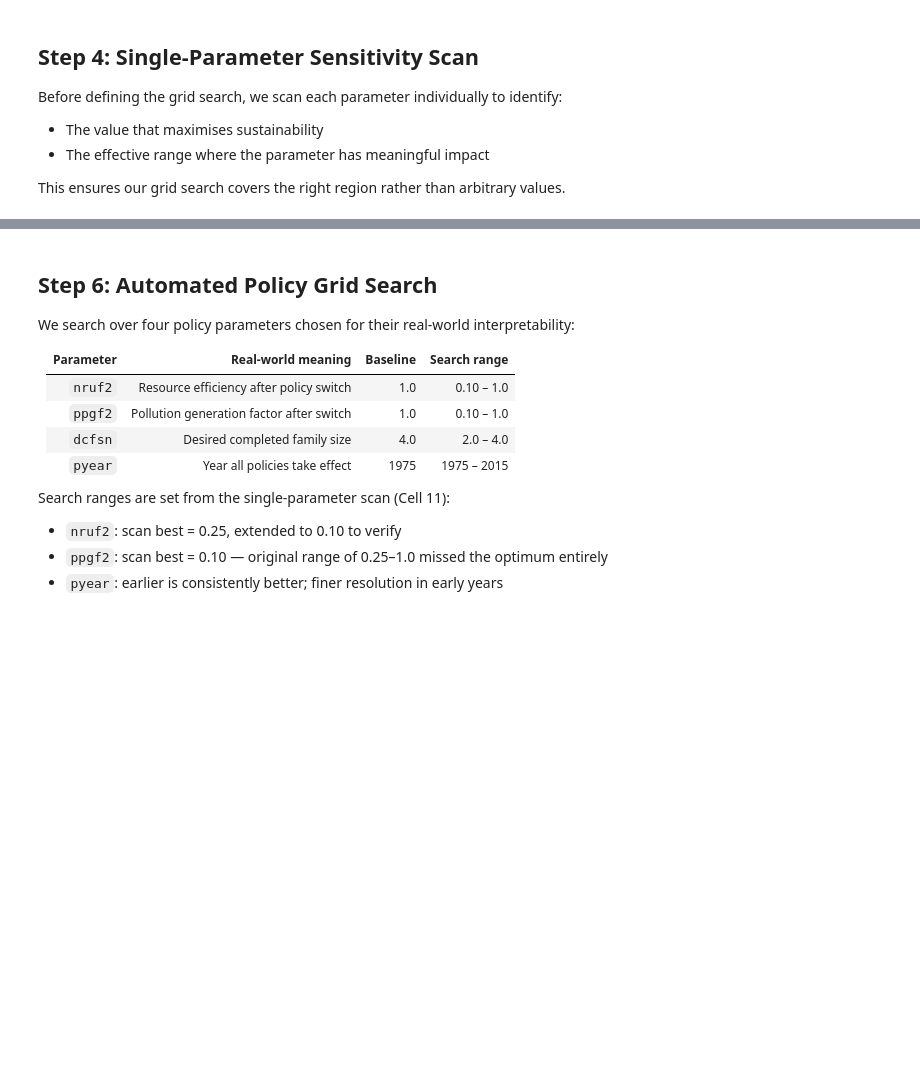
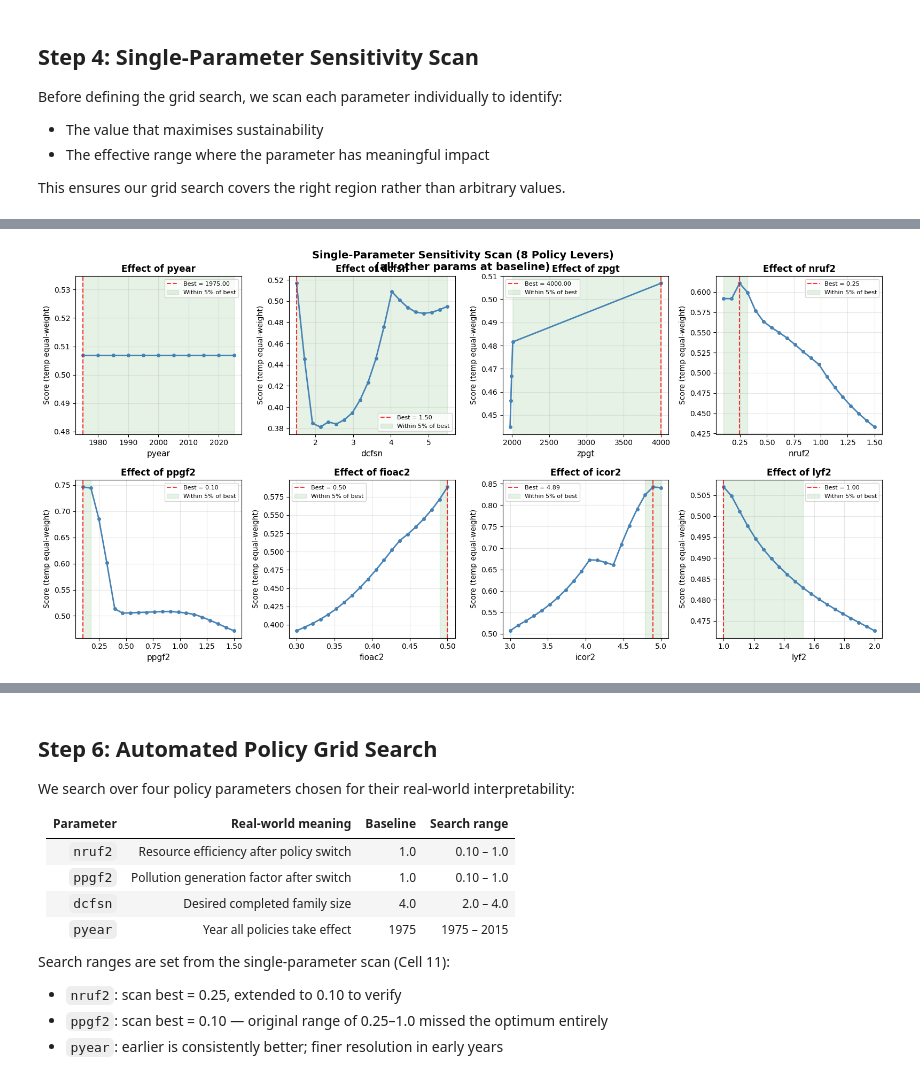
Before and after one commit to XunYang-Lola/CIVIL-534, a Jupyter notebook: part2.ipynb, the cells around one changed output, grey strips where cells are left out. Saved outputs shown, nothing was run; the diff lists cells and outputs as text; code cells hidden in the pictures; blank space fills up the shorter version.

```diff
--- a/part2.ipynb
+++ b/part2.ipynb
@@ -318,0 +219,79 @@ Based on the exploration above, we select four independent indicators:
+# %%
+def temp_score(model):
+    t_ = get_time(model)
+    pop_late = model.pop[t_ >= 2050].mean() / 1e9
+    nr_frac  = model.nr[-1] / model.nr[0]
+    le_late  = model.le[t_ >= 2050].mean()
+    pol_max  = model.ppolx.max()
+    return (np.clip(pop_late/5,0,1) + np.clip(nr_frac/0.3,0,1) +
+            np.clip(le_late/60,0,1) + np.clip(1-(pol_max-1.5)/2,0,1)) / 4
+
+param_ranges = {
+    'pyear': np.arange(1975, 2026, 5).astype(float), # Policy implementation year
+    'dcfsn': np.linspace(1.5, 5.5, 20),              # Desired completed family size
+    'zpgt':  [1975, 1985, 1995, 2010, 4000],         # Zero population growth time (4000=disabled)
+    'nruf2': np.linspace(0.1, 1.5, 20),              # Nonrenewable resource usage factor
+    'ppgf2': np.linspace(0.1, 1.5, 20),              # Persistent pollution generation factor
+    'fioac2': np.linspace(0.3, 0.5, 20),             # Fraction of industrial output allocated to consumption
+    'icor2':  np.linspace(3.0, 5.0, 20),             # Industrial capital output ratio
+    'lyf2':   np.linspace(1.0, 2.0, 20),             # Land yield factor
+}
+
+fig, axes = plt.subplots(2, 4, figsize=(16, 8))
+fig.suptitle('Single-Parameter Sensitivity Scan (8 Policy Levers)\n'
+             '(all other params at baseline)', fontsize=14, fontweight='bold')
+
+scan_results = {}
+for ax, (param, values) in zip(axes.flat, param_ranges.items()):
+    scores = []
+    for v in values:
+        try:
+            if param in ['pyear', 'zpgt']:
+                m = run_world3(**{param: int(v)})
+            else:
+                m = run_world3(**{param: v})
+            scores.append(temp_score(m))
+        except:
+            scores.append(float('nan'))
+
+    scores = np.array(scores)
+    scan_results[param] = {'values': values, 'scores': scores}
+
+    ax.plot(values, scores, 'o-', color='steelblue', lw=2, ms=4)
+    ax.set_xlabel(param, fontsize=11)
+    ax.set_ylabel('Score (temp equal-weight)')
+    ax.set_title(f'Effect of {param}', fontweight='bold')
+    ax.grid(alpha=0.3)
+
+    # Mark best value
+    if not np.all(np.isnan(scores)):
+        best_idx = np.nanargmax(scores)
+        ax.axvline(values[best_idx], color='red', ls='--', alpha=0.8,
+                   label=f'Best = {values[best_idx]:.2f}')
+
+        # Mark where effect saturates (score within 5% of best)
+        threshold = np.nanmax(scores) * 0.95
+        sat_idxs  = np.where(scores >= threshold)[0]
+        if len(sat_idxs) > 0:
+            ax.axvspan(values[sat_idxs[0]], values[sat_idxs[-1]],
+                       alpha=0.1, color='green', label='Within 5% of best')
+        ax.legend(fontsize=8)
+
+plt.tight_layout()
+plt.subplots_adjust(top=0.92)
+plt.savefig('param_scan_10vars.png', dpi=150, bbox_inches='tight')
+plt.show()
+
+print("\nScan summary — use this to choose grid search ranges:")
+for param, res in scan_results.items():
+    vals   = res['values']
+    scores = res['scores']
+    if np.all(np.isnan(scores)): continue
+    best_v = vals[np.nanargmax(scores)]
+    # Range where score > 95% of best
+    thresh = np.nanmax(scores) * 0.95
+    good   = np.array(vals)[np.array(scores) >= thresh]
+    print(f"  {param:<8}: best={best_v:.2f}, "
+          f"effective range=[{good.min():.2f}, {good.max():.2f}]")
+# %% [output]
+[figure, added]
```
Also changed, not shown: parts of 12 cells of this notebook.
